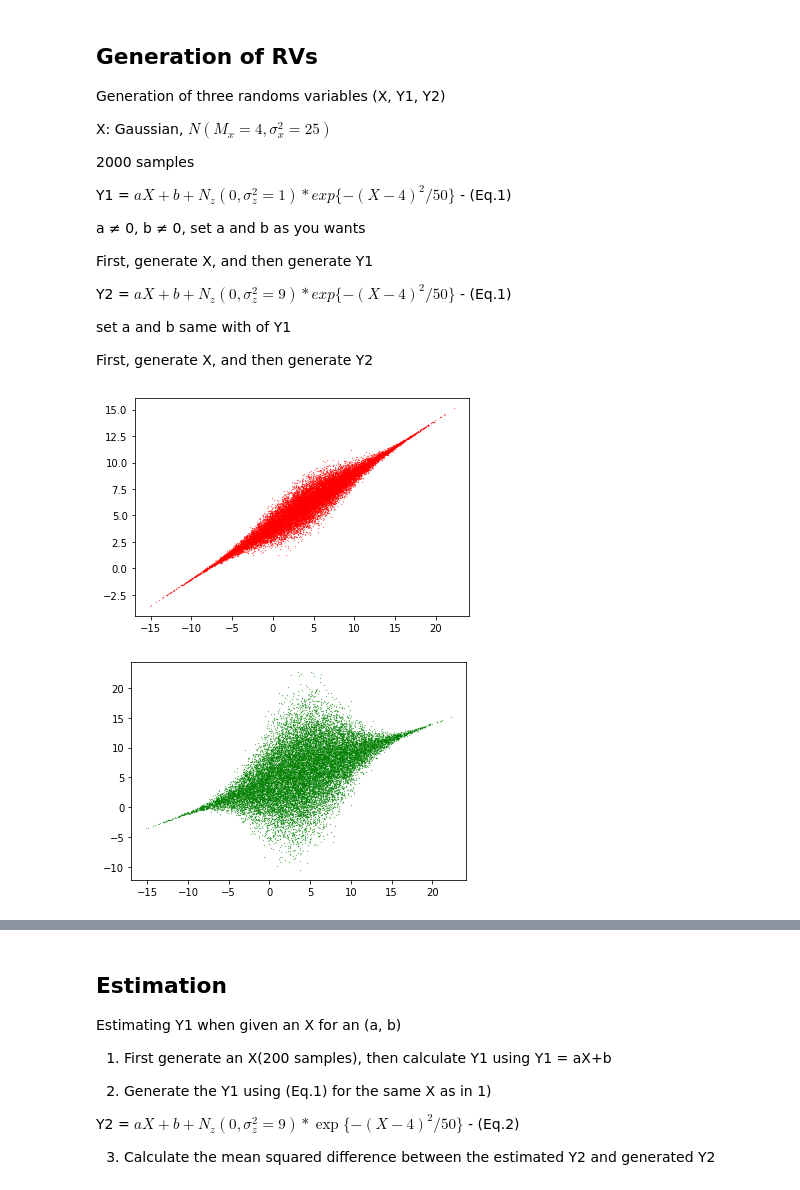
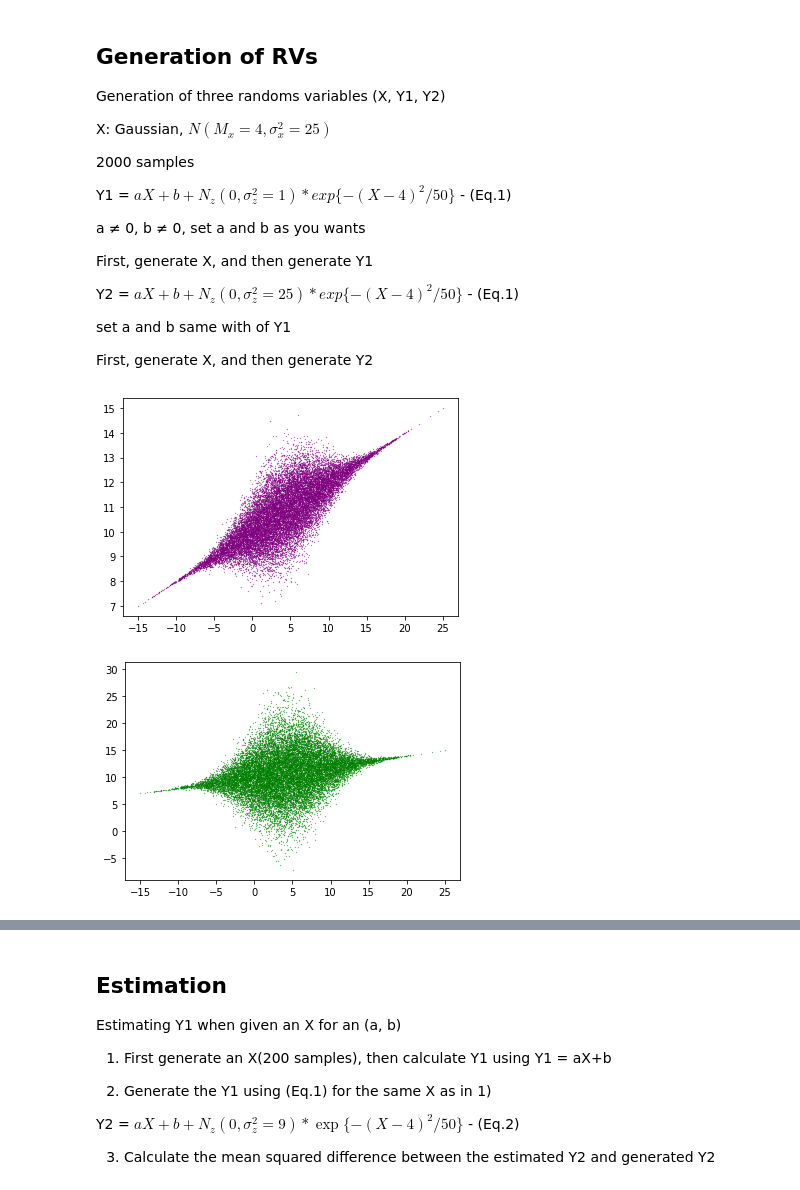
Before and after one commit to ideyedi/hy-AI-Introduction, a Jupyter notebook: Statistic/assignments/hy_stat_report.ipynb, the cells around one changed output, grey strips where cells are left out. Drawn from its saved outputs; the diff is of its cells as text; code cells hidden in the pictures.

```diff
--- a/Statistic/assignments/hy_stat_report.ipynb
+++ b/Statistic/assignments/hy_stat_report.ipynb
@@ -16,7 +16,7 @@ a ≠ 0, b ≠ 0, set a and b as you wants
 
 First, generate X, and then generate Y1
 
-Y2 = $aX+b+N_z(0, \sigma_z^2=9) * exp\{-(X-4)^2/50\}$ - (Eq.1)
+Y2 = $aX+b+N_z(0, \sigma_z^2=25) * exp\{-(X-4)^2/50\}$ - (Eq.1)
 
 set a and b same with of Y1
 
@@ -26,24 +26,24 @@ sample = 20000
 mean, sigma = 4, 5
 X = np.random.normal(mean, sigma, sample)
 # %%
-a, b = 0.5, 4
+a, b = 0.2, 10
 nz_mean, nz_sig_1, nz_sig_2 = 0, 1, 5
 Nz1 = np.random.normal(nz_mean, nz_sig_1, sample)
 Nz2 = np.random.normal(nz_mean, nz_sig_2, sample)
 # %%
 Y1 = a*X + b + Nz1 * np.exp(-(X-4)**2/50)
 
-plt.scatter(X, Y1, c = 'red', s = 0.05)
+plt.scatter(X, Y1, c = 'purple', s = 0.05)
 plt.show()
 # %% [output]
-[figure, old version]
+[figure, new version]
 # %%
 Y2 = a*X + b + Nz2 * np.exp(-(X-4)**2/50)
 
 plt.scatter(X, Y2, c = 'green', s = 0.05)
 plt.show()
 # %% [output]
-[figure, old version]
+[figure, new version]
 # %% [markdown]
 ## Finding Correlation
 
```
Also changed, not shown: parts of 4 cells of this notebook.
